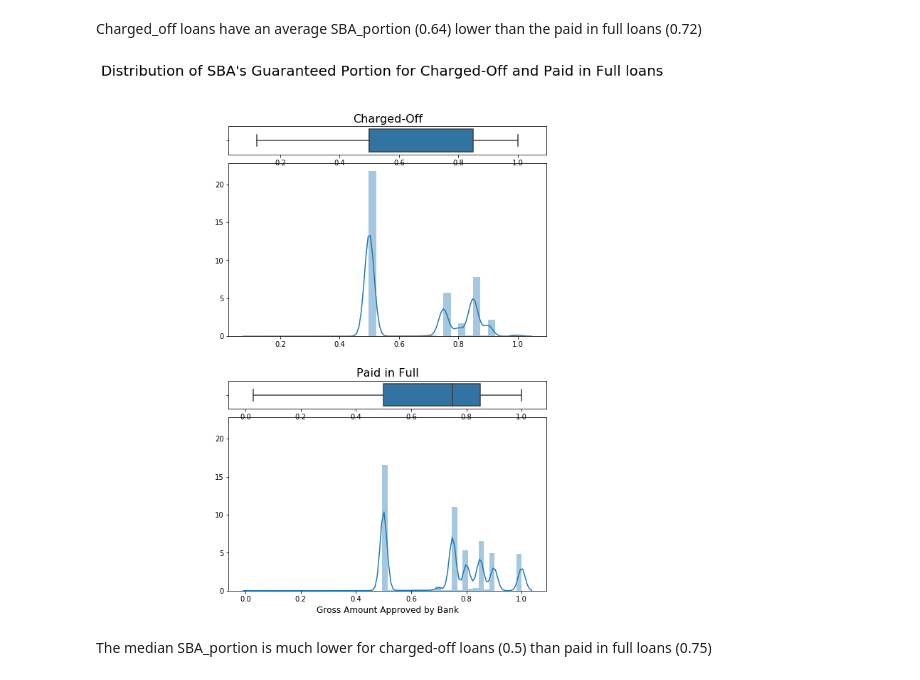
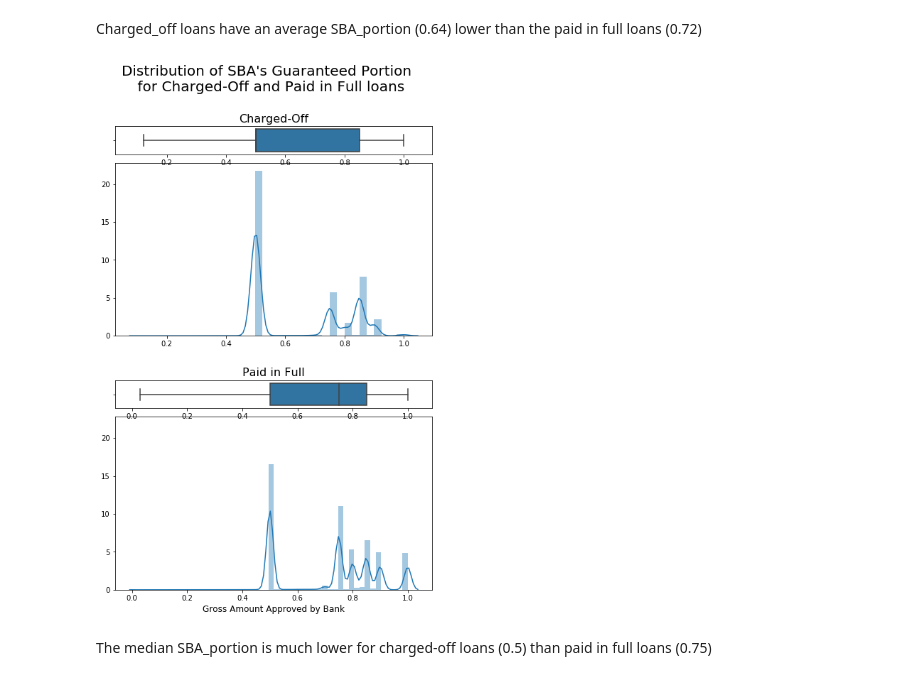
Before and after one commit to MarieLatt/Project_predict_loan, a Jupyter notebook: project.ipynb, the cells around one changed output. Saved outputs shown, nothing was run; the diff lists cells and outputs as text; code cells hidden in the pictures.

```diff
--- a/project.ipynb
+++ b/project.ipynb
@@ -1690,34 +1690,34 @@ Charged_off loans have an average SBA_portion (0.64) lower than the paid in full
 # %%
 fig=plt.figure(figsize=(8,12))
 grid=plt.GridSpec(13,1, wspace=0.4, hspace=0.3)
 
-fig.suptitle("Distribution of SBA's Guaranteed Portion for Charged-Off and Paid in Full loans", size=20)
+fig.suptitle("Distribution of SBA's Guaranteed Portion \n for Charged-Off and Paid in Full loans", size=20)
 
 yes_hist=fig.add_subplot(grid[1:6,:])
 yes_box=fig.add_subplot(grid[0,:], sharex=yes_hist)
 
 
 no_hist=fig.add_subplot(grid[8:13,:],sharey=yes_hist)
 no_box=fig.add_subplot(grid[7,:], sharex=no_hist)
 
 
 sns.boxplot(df.loc[(df.Is_CHGOFF==1)].SBA_portion, ax=yes_box).set_title('Charged-Off')
 sns.distplot(df.loc[(df.Is_CHGOFF==1)].SBA_portion, ax=yes_hist, bins=35).set(xlabel='')
 yes_box.set(xlabel='')
 yes_box.title.set_size(16)
 
 sns.boxplot(df.loc[(df.Is_CHGOFF==0)].SBA_portion, ax=no_box).set_title('Paid in Full')
 sns.distplot(df.loc[(df.Is_CHGOFF==0)].SBA_portion, ax= no_hist,bins=50).set(xlabel='Gross Amount Approved by Bank')
 no_box.set(xlabel='')
 no_hist.xaxis.label.set_size(12)
 no_box.title.set_size(16)
 
 plt.savefig('images/portion.svg', format='svg')
 plt.savefig('images/portion.png', format='png')
 
 plt.show()
 # %% [output]
-[figure, old version]
+[figure, new version]
 # %% [markdown]
 The median SBA_portion is much lower for charged-off loans (0.5) than  paid in full loans (0.75)
 # %%
```
Also changed, not shown: parts of 4 cells of this notebook, 6 other files.
